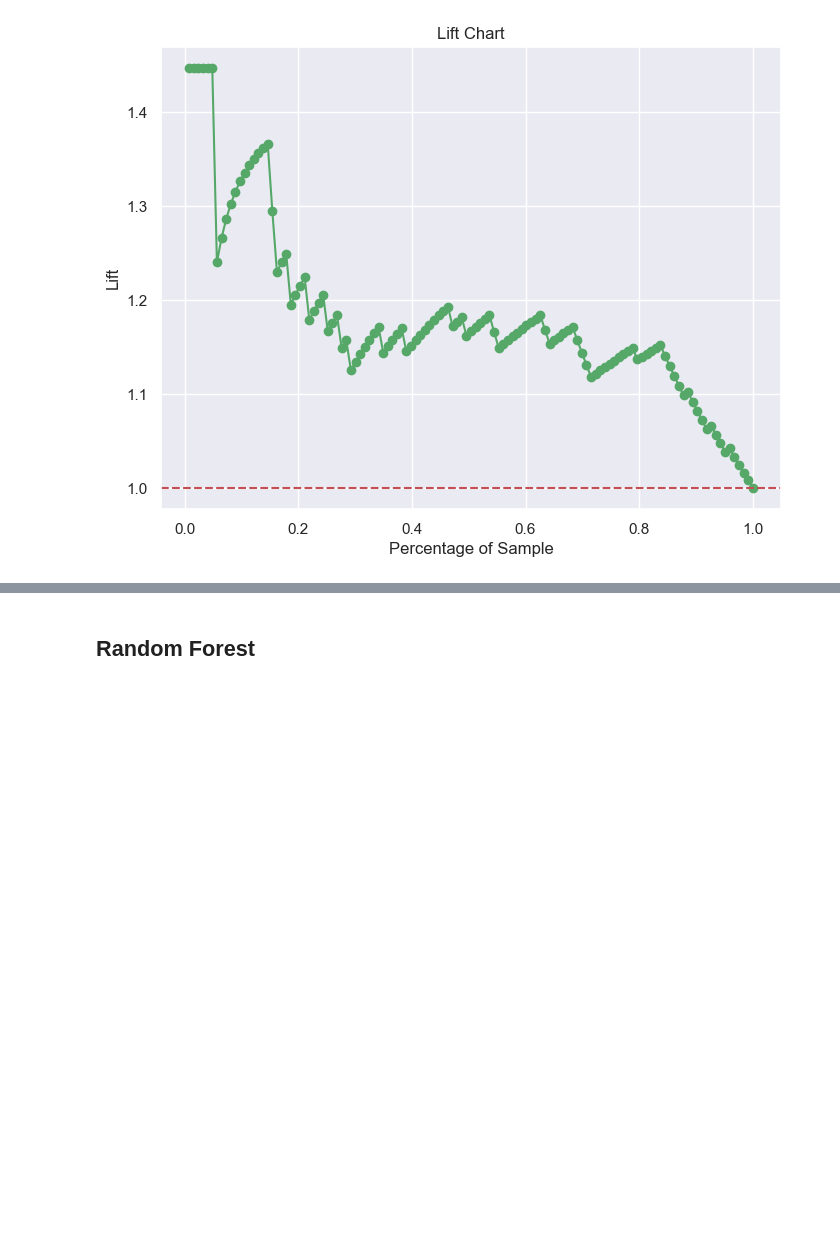
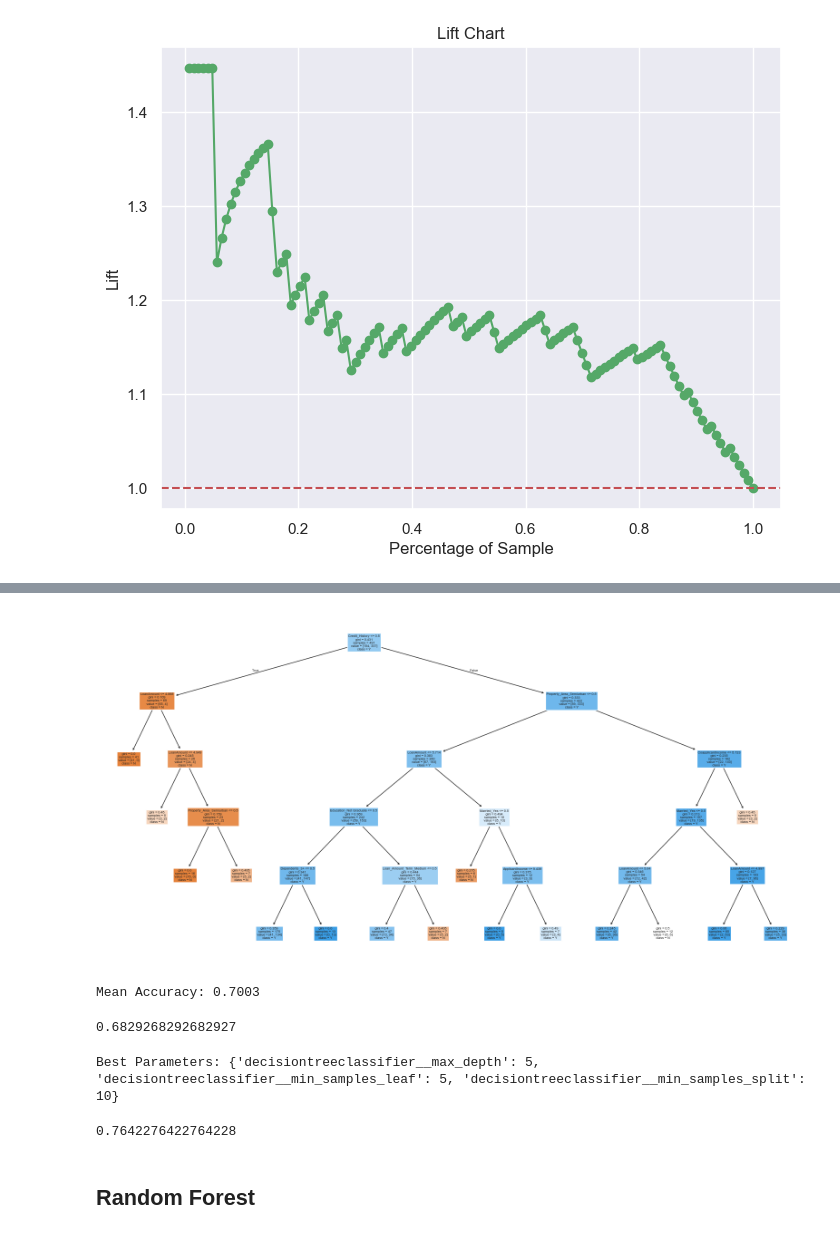
Before and after one commit to EdwinVivek/loan-eligibility-prediction, a Jupyter notebook: loan_eligibility_prediction.ipynb, the cells around one changed output, grey strips where cells are left out. Saved outputs shown, nothing was run; the diff lists cells and outputs as text; code cells hidden in the pictures; blank space fills up the shorter version.

```diff
--- a/loan_eligibility_prediction.ipynb
+++ b/loan_eligibility_prediction.ipynb
@@ -985,0 +1008,10 @@ sklearn.pipeline.Pipeline
+# %%
+from sklearn.tree import plot_tree
+tree_model = tree_pipe_tuned.named_steps["decisiontreeclassifier"]
+
+plt.figure(figsize=(20,10))  # Adjust the figure size as needed
+plot_tree(tree_model, filled=True, feature_names=X_train.columns.tolist(),
+  class_names=tree_model.classes_.tolist())
+plt.show()
+# %% [output]
+[figure, added]
@@ -986,2 +1020,35 @@ sklearn.pipeline.Pipeline
+# %%
+from sklearn.model_selection import cross_val_score
+scores = cross_val_score(tree_pipe, X, y, cv=5, scoring="accuracy")
+print(f"Mean Accuracy: {scores.mean():.4f}")
+# %% [output]
+Mean Accuracy: 0.7003
+# %%
+accuracy_score(y_valid, y_pred_tree)
+# %% [output]
+0.6829268292682927
+# %%
+from sklearn.model_selection import GridSearchCV
+
+param_grid = {
+    'decisiontreeclassifier__max_depth': [3, 5, 10, None],
+    'decisiontreeclassifier__min_samples_split': [2, 5, 10],
+    'decisiontreeclassifier__min_samples_leaf': [1, 2, 5]
+}
+
+grid_search = GridSearchCV(tree_pipe, param_grid, cv=5)
+grid_search.fit(loan_X_train, y_train)
+
+print("Best Parameters:", grid_search.best_params_)
+# %% [output]
+Best Parameters: {'decisiontreeclassifier__max_depth': 5, 'decisiontreeclassifier__min_samples_leaf': 5, 'decisiontreeclassifier__min_samples_split': 10}
+# %%
+tree_tuned = DecisionTreeClassifier(criterion='gini', max_depth=5, min_samples_leaf=5, min_samples_split=10)
+tree_pipe_tuned = make_pipeline(final_pipeline, tree_tuned)
+tree_pipe_tuned.fit(loan_X_train, y_train)
+y_pred_tree_tuned = tree_pipe_tuned.predict(loan_X_valid)
+accuracy_score(y_valid, y_pred_tree_tuned)
+# %% [output]
+0.7642276422764228
 # %% [markdown]
 ## Random Forest
```
Also changed, not shown: parts of 50 cells of this notebook, 1 other file.
